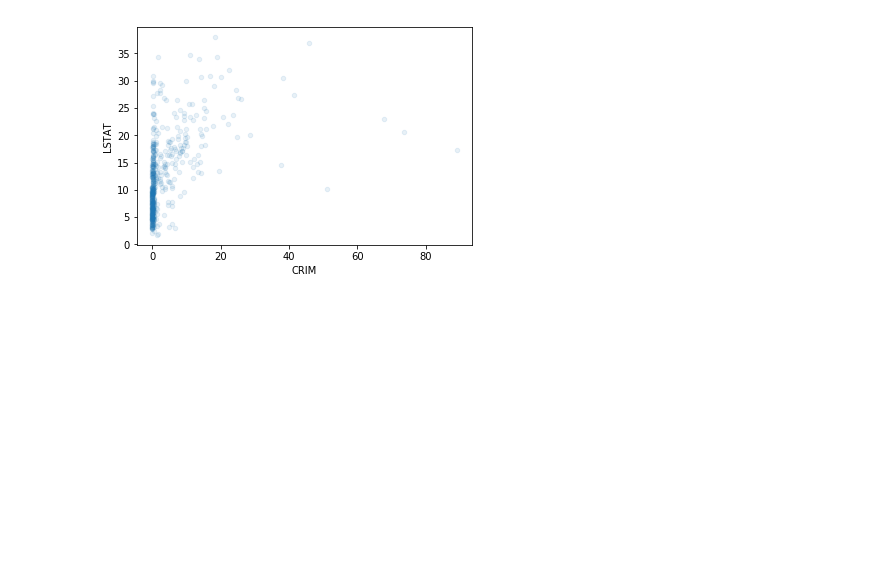
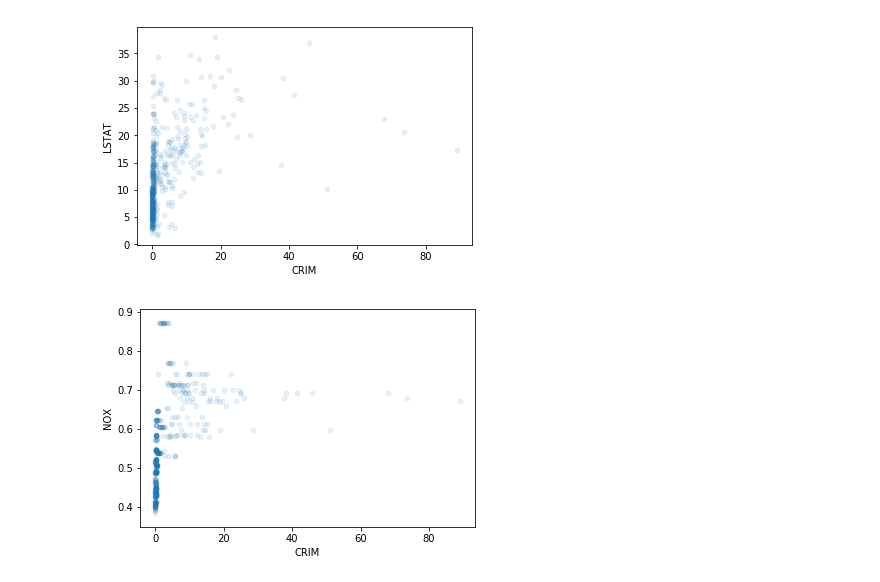
Before and after one commit to ianozsvald/beyond_correlation, a Jupyter notebook: example_boston_discover_feature_relationships.ipynb, the cells around one changed output. Saved outputs shown, nothing was run; the diff lists cells and outputs as text; code cells hidden in the pictures; blank space fills up the shorter version.

```diff
--- a/example_boston_discover_feature_relationships.ipynb
+++ b/example_boston_discover_feature_relationships.ipynb
@@ -179,3 +179,7 @@ df_results.pivot(index='target', columns='feature', values='score').fillna(1) \
 ax = df.plot(kind="scatter", x="CRIM", y="LSTAT", alpha=0.1);
 # %% [output]
 [figure]
+# %%
+ax = df.plot(kind="scatter", x="CRIM", y="NOX", alpha=0.1);
+# %% [output]
+[figure, added]
```
